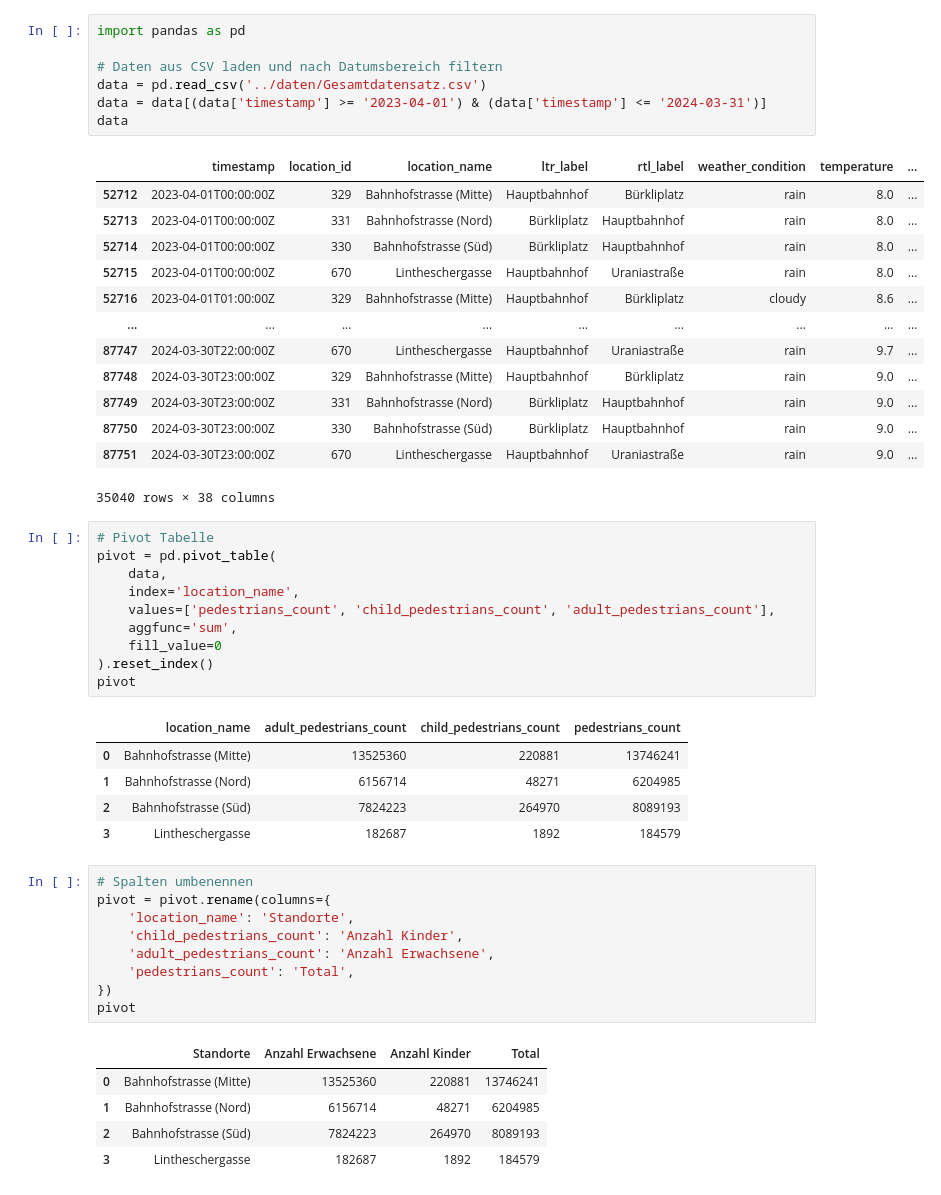
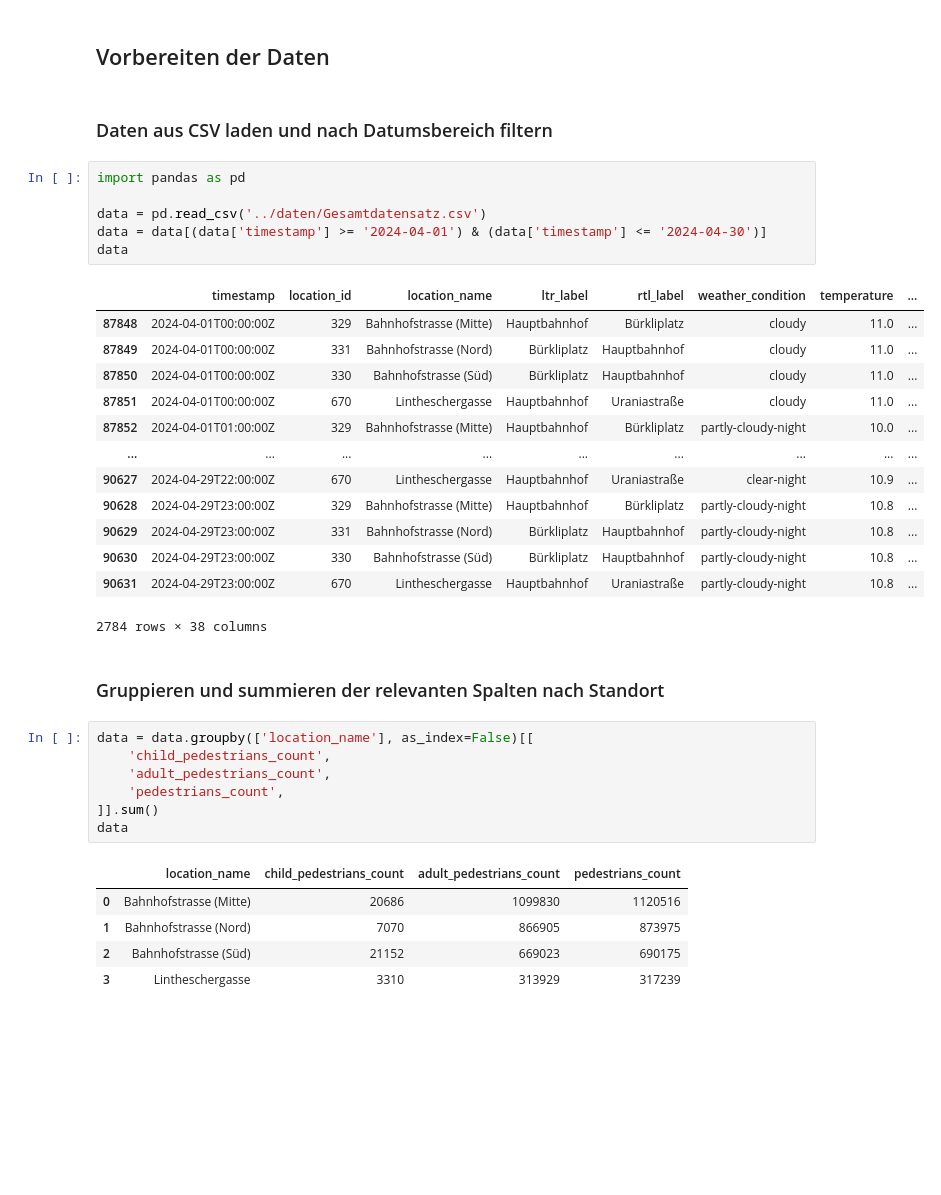
Before and after one commit to daka-fhnw/projekt-wid-hs25, a Jupyter notebook: altair/fokusfrage.ipynb, the cells around one changed output. Cells and saved outputs as stored; diff of their text form; blank space fills up the shorter version.

```diff
--- a/altair/fokusfrage.ipynb
+++ b/altair/fokusfrage.ipynb
@@ -1,52 +9,39 @@
+# %% [markdown]
+## Vorbereiten der Daten
+# %% [markdown]
+### Daten aus CSV laden und nach Datumsbereich filtern
 # %%
 import pandas as pd
 
-# Daten aus CSV laden und nach Datumsbereich filtern
 data = pd.read_csv('../daten/Gesamtdatensatz.csv')
-data = data[(data['timestamp'] >= '2023-04-01') & (data['timestamp'] <= '2024-03-31')]
+data = data[(data['timestamp'] >= '2024-04-01') & (data['timestamp'] <= '2024-04-30')]
 data
 # %% [output]
 |  | timestamp | location_id | location_name | ltr_label | rtl_label | weather_condition | temperature | ... |
-| 52712 | 2023-04-01T00:00:00Z | 329 | Bahnhofstrasse (Mitte) | Hauptbahnhof | Bürkliplatz | rain | 8.0 | ... |
-| 52713 | 2023-04-01T00:00:00Z | 331 | Bahnhofstrasse (Nord) | Bürkliplatz | Hauptbahnhof | rain | 8.0 | ... |
-| 52714 | 2023-04-01T00:00:00Z | 330 | Bahnhofstrasse (Süd) | Bürkliplatz | Hauptbahnhof | rain | 8.0 | ... |
-| 52715 | 2023-04-01T00:00:00Z | 670 | Lintheschergasse | Hauptbahnhof | Uraniastraße | rain | 8.0 | ... |
-| 52716 | 2023-04-01T01:00:00Z | 329 | Bahnhofstrasse (Mitte) | Hauptbahnhof | Bürkliplatz | cloudy | 8.6 | ... |
+| 87848 | 2024-04-01T00:00:00Z | 329 | Bahnhofstrasse (Mitte) | Hauptbahnhof | Bürkliplatz | cloudy | 11.0 | ... |
+| 87849 | 2024-04-01T00:00:00Z | 331 | Bahnhofstrasse (Nord) | Bürkliplatz | Hauptbahnhof | cloudy | 11.0 | ... |
+| 87850 | 2024-04-01T00:00:00Z | 330 | Bahnhofstrasse (Süd) | Bürkliplatz | Hauptbahnhof | cloudy | 11.0 | ... |
+| 87851 | 2024-04-01T00:00:00Z | 670 | Lintheschergasse | Hauptbahnhof | Uraniastraße | cloudy | 11.0 | ... |
+| 87852 | 2024-04-01T01:00:00Z | 329 | Bahnhofstrasse (Mitte) | Hauptbahnhof | Bürkliplatz | partly-cloudy-night | 10.0 | ... |
 | ... | ... | ... | ... | ... | ... | ... | ... | ... |
-| 87747 | 2024-03-30T22:00:00Z | 670 | Lintheschergasse | Hauptbahnhof | Uraniastraße | rain | 9.7 | ... |
-| 87748 | 2024-03-30T23:00:00Z | 329 | Bahnhofstrasse (Mitte) | Hauptbahnhof | Bürkliplatz | rain | 9.0 | ... |
-| 87749 | 2024-03-30T23:00:00Z | 331 | Bahnhofstrasse (Nord) | Bürkliplatz | Hauptbahnhof | rain | 9.0 | ... |
-| 87750 | 2024-03-30T23:00:00Z | 330 | Bahnhofstrasse (Süd) | Bürkliplatz | Hauptbahnhof | rain | 9.0 | ... |
-| 87751 | 2024-03-30T23:00:00Z | 670 | Lintheschergasse | Hauptbahnhof | Uraniastraße | rain | 9.0 | ... |
+| 90627 | 2024-04-29T22:00:00Z | 670 | Lintheschergasse | Hauptbahnhof | Uraniastraße | clear-night | 10.9 | ... |
+| 90628 | 2024-04-29T23:00:00Z | 329 | Bahnhofstrasse (Mitte) | Hauptbahnhof | Bürkliplatz | partly-cloudy-night | 10.8 | ... |
+| 90629 | 2024-04-29T23:00:00Z | 331 | Bahnhofstrasse (Nord) | Bürkliplatz | Hauptbahnhof | partly-cloudy-night | 10.8 | ... |
+| 90630 | 2024-04-29T23:00:00Z | 330 | Bahnhofstrasse (Süd) | Bürkliplatz | Hauptbahnhof | partly-cloudy-night | 10.8 | ... |
+| 90631 | 2024-04-29T23:00:00Z | 670 | Lintheschergasse | Hauptbahnhof | Uraniastraße | partly-cloudy-night | 10.8 | ... |
-35040 rows × 38 columns
+2784 rows × 38 columns
+# %% [markdown]
+### Gruppieren und summieren der relevanten Spalten nach Standort
 # %%
-# Pivot Tabelle
-pivot = pd.pivot_table(
-    data,
-    index='location_name',
-    values=['pedestrians_count', 'child_pedestrians_count', 'adult_pedestrians_count'],
-    aggfunc='sum',
-    fill_value=0
-).reset_index()
-pivot
+data = data.groupby(['location_name'], as_index=False)[[
+    'child_pedestrians_count',
+    'adult_pedestrians_count',
+    'pedestrians_count',
+]].sum()
+data
 # %% [output]
-|  | location_name | adult_pedestrians_count | child_pedestrians_count | pedestrians_count |
-| 0 | Bahnhofstrasse (Mitte) | 13525360 | 220881 | 13746241 |
-| 1 | Bahnhofstrasse (Nord) | 6156714 | 48271 | 6204985 |
-| 2 | Bahnhofstrasse (Süd) | 7824223 | 264970 | 8089193 |
-| 3 | Lintheschergasse | 182687 | 1892 | 184579 |
+|  | location_name | child_pedestrians_count | adult_pedestrians_count | pedestrians_count |
+| 0 | Bahnhofstrasse (Mitte) | 20686 | 1099830 | 1120516 |
+| 1 | Bahnhofstrasse (Nord) | 7070 | 866905 | 873975 |
+| 2 | Bahnhofstrasse (Süd) | 21152 | 669023 | 690175 |
+| 3 | Lintheschergasse | 3310 | 313929 | 317239 |
-# %%
-# Spalten umbenennen
-pivot = pivot.rename(columns={
-    'location_name': 'Standorte',
-    'child_pedestrians_count': 'Anzahl Kinder',
-    'adult_pedestrians_count': 'Anzahl Erwachsene',
-    'pedestrians_count': 'Total',
-})
-pivot
-# %% [output]
-|  | Standorte | Anzahl Erwachsene | Anzahl Kinder | Total |
-| 0 | Bahnhofstrasse (Mitte) | 13525360 | 220881 | 13746241 |
-| 1 | Bahnhofstrasse (Nord) | 6156714 | 48271 | 6204985 |
-| 2 | Bahnhofstrasse (Süd) | 7824223 | 264970 | 8089193 |
-| 3 | Lintheschergasse | 182687 | 1892 | 184579 |
```
Also changed, not shown: parts of 11 cells of this notebook, 4 other files.
